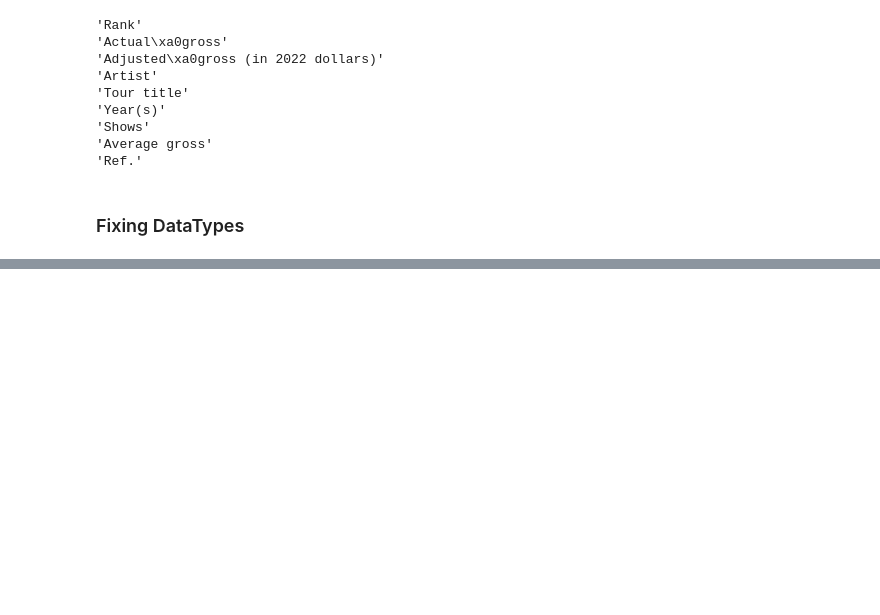
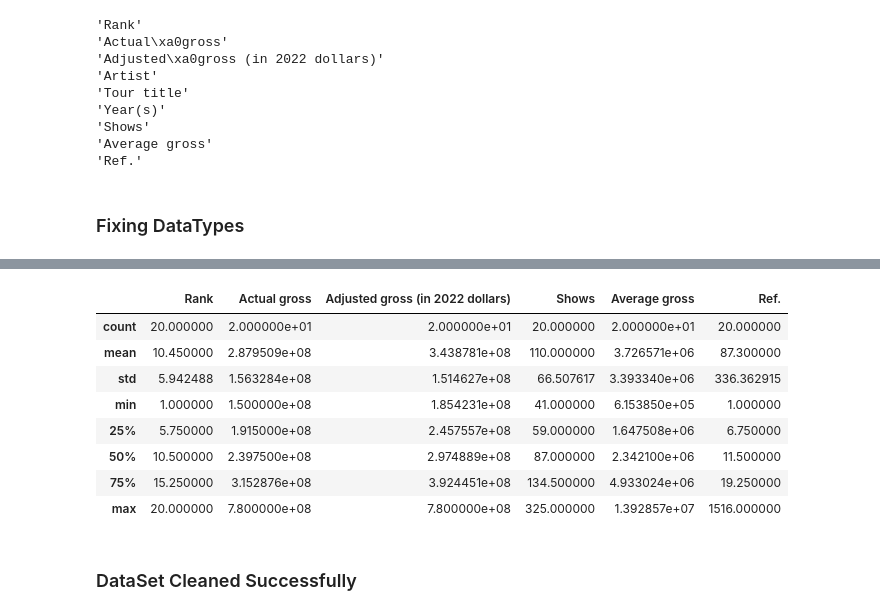
Before and after one commit to zaimapc2-max/Data_Cleaning_Pipeline, a Jupyter notebook: notebook/dcp_notebook.ipynb, the cells around one changed output, grey strips where cells are left out. Saved outputs shown, nothing was run; the diff lists cells and outputs as text; code cells hidden in the pictures; blank space fills up the shorter version.

Commit message:
DataSet Cleaned

```diff
--- a/notebook/dcp_notebook.ipynb
+++ b/notebook/dcp_notebook.ipynb
@@ -113,12 +214,11 @@ for col in df.columns:
 # %% [markdown]
 ### Fixing DataTypes
 # %%
-c = ["Actual gross", "Adjusted gross (in 2022 dollars)", "Average gross"]
+c = ["Actual gross", "Adjusted gross (in 2022 dollars)", "Average gross","Ref."]
 
 df[c] = df[c].apply(
-    lambda col: (
-        col.str.replace("$", "", regex=False)
-           .str.replace(",", "", regex=False)
-           .astype(int)
+    lambda col: pd.to_numeric(
+        col.str.replace(r"[^\d]", "", regex=True),
+        errors="coerce"
     )
 )
@@ -126,0 +274,14 @@ KeyError: "['Actual gross', 'Adjusted gross (in 2022 dollars)'] not in index"
+# %%
+df.describe()
+# %% [output]
+|  | Rank | Actual gross | Adjusted gross (in 2022 dollars) | Shows | Average gross | Ref. |
+| count | 20.000000 | 2.000000e+01 | 2.000000e+01 | 20.000000 | 2.000000e+01 | 20.000000 |
+| mean | 10.450000 | 2.879509e+08 | 3.438781e+08 | 110.000000 | 3.726571e+06 | 87.300000 |
+| std | 5.942488 | 1.563284e+08 | 1.514627e+08 | 66.507617 | 3.393340e+06 | 336.362915 |
+| min | 1.000000 | 1.500000e+08 | 1.854231e+08 | 41.000000 | 6.153850e+05 | 1.000000 |
+| 25% | 5.750000 | 1.915000e+08 | 2.457557e+08 | 59.000000 | 1.647508e+06 | 6.750000 |
+| 50% | 10.500000 | 2.397500e+08 | 2.974889e+08 | 87.000000 | 2.342100e+06 | 11.500000 |
+| 75% | 15.250000 | 3.152876e+08 | 3.924451e+08 | 134.500000 | 4.933024e+06 | 19.250000 |
+| max | 20.000000 | 7.800000e+08 | 7.800000e+08 | 325.000000 | 1.392857e+07 | 1516.000000 |
+# %% [markdown]
+### DataSet Cleaned Successfully
```
Also changed, not shown: parts of 17 cells of this notebook.
